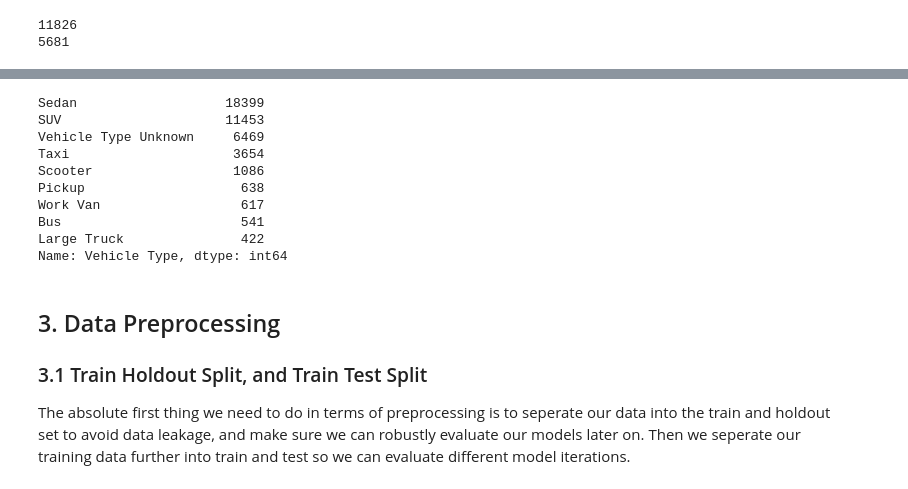
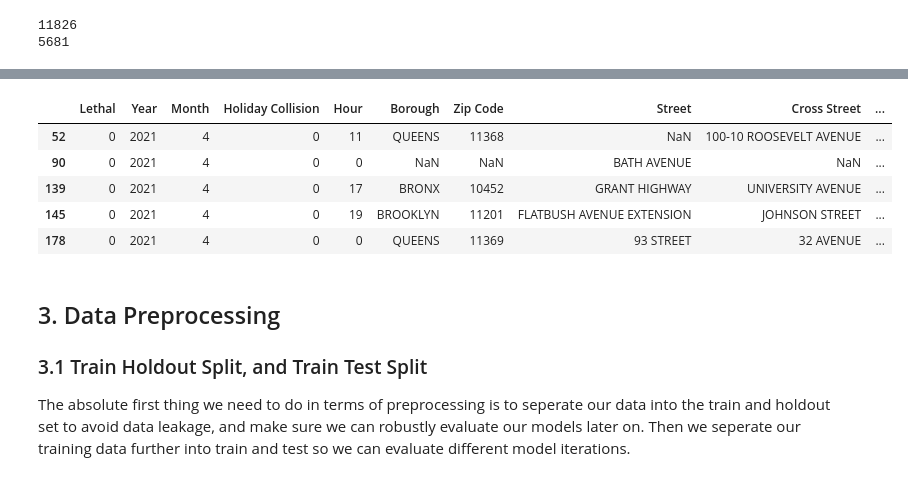
Before and after one commit to AidanStack/Cycling_Classification_Project, a Jupyter notebook: Aidan/Aidan's Notebook.ipynb, the cells around one changed output, grey strips where cells are left out. Cells and saved outputs as stored; diff of their text form; code cells hidden in the pictures.

Commit message:
all columns cleaned and prepped

```diff
--- a/Aidan/Aidan's Notebook.ipynb
+++ b/Aidan/Aidan's Notebook.ipynb
@@ -472,3 +452,0 @@ all_cycling_collisions = all_cycling_collisions.drop(['ON STREET NAME','CROSS ST
-# %%
-#all_cycling_collisions['CONTRIBUTING FACTOR VEHICLE 1'].value_counts()
-all_cycling_collisions['Factor 1'] = 'Contributing Factor Unknown'
@@ -497,4 +452,0 @@ Name: VEHICLE TYPE CODE 1, dtype: int64
-# %%
-all_cycling_collisions['Vehicle Type'] = 'Vehicle Type Unknown'
-all_cycling_collisions.loc[ (all_cycling_collisions['Vehicle Type'] == 'Bus'), ['Vehicle Type']] = 'Bus'
-all_cycling_collisions['Vehicle Type'].value_counts()
@@ -504,11 +475,15 @@ Name: Vehicle Type, dtype: int64
 # %%
-columns = ['VEHICLE TYPE CODE 1',
+# Creating our column with a default 'Vehicle Type Unknown' string value
+all_cycling_collisions['Vehicle Type'] = 'Vehicle Type Unknown'
+
+# Making a list of our vehicle type columns, so we can iterate over them
+vehicle_columns = ['VEHICLE TYPE CODE 1',
            'VEHICLE TYPE CODE 2',
            'VEHICLE TYPE CODE 3',
            'VEHICLE TYPE CODE 4',
            'VEHICLE TYPE CODE 5']
 
-
+# This dictionary translates the most common vehicle codes into our new categories
 dict = {'Sedan':'Sedan','4 dr sedan':'Sedan','2 dr sedan': 'Sedan', 'Convertible':'Sedan','SEDAN':'Sedan',
         'PASSENGER VEHICLE':'Sedan', 'Station Wagon/Sport Utility Vehicle':'SUV',
         'SPORT UTILITY / STATION WAGON':'SUV', 'Taxi': 'Taxi', 'TAXI':'Taxi',
@@ -520,10 +495,21 @@ dict = {'Sedan':'Sedan','4 dr sedan':'Sedan','2 dr sedan': 'Sedan', 'Convertible
         'E-Sco':'Scooter', 'Moped':'Scooter','SCOOTER':'Scooter','DELIV':'Scooter', 'Bus':'Bus','BUS':'Bus',
         'School Bus':'Bus', 'Garbage or Refuse':'Large Truck', 'Tanker':'Large Truck'}
 
+# Iterating over our dictionary by key
 for i in dict.keys():
 
-    all_cycling_collisions.loc[all_cycling_collisions['VEHICLE TYPE CODE 1'] == i, ['Vehicle Type']] = dict[i]
-    all_cycling_collisions.loc[all_cycling_collisions['VEHICLE TYPE CODE 2'] == i, ['Vehicle Type']] = dict[i]
+    # Iterating over each vehicle column
+    for j in vehicle_columns:
 
+        all_cycling_collisions.loc[all_cycling_collisions[j] == i, ['Vehicle Type']] = dict[i]
 
-# Next step is to iterate through all the rows still missing vehicle type and use VEHICLE TYPE CODE 2
+# Dropping the old columns
+all_cycling_collisions.drop(['VEHICLE TYPE CODE 1',
+                             'VEHICLE TYPE CODE 2',
+                             'VEHICLE TYPE CODE 3',
+                             'VEHICLE TYPE CODE 4',
+                             'VEHICLE TYPE CODE 5'],
+                              axis=1, inplace=True)
+
+# Checking out the final result
+all_cycling_collisions['Vehicle Type'].value_counts()
@@ -530,13 +526,0 @@ for i in dict.keys():
-# %%
-all_cycling_collisions['Vehicle Type'].value_counts()
-# %% [output]
-Sedan                   18399
-SUV                     11453
-Vehicle Type Unknown     6469
-Taxi                     3654
-Scooter                  1086
-Pickup                    638
-Work Van                  617
-Bus                       541
-Large Truck               422
-Name: Vehicle Type, dtype: int64
@@ -546,10 +527,13 @@ all_cycling_collisions['Vehicle Type'] = 'Vehicle Type Unknown'
-# %%
-# Delete this cell later
-all_cycling_collisions.drop(['CONTRIBUTING FACTOR VEHICLE 1', 'CONTRIBUTING FACTOR VEHICLE 2',
-       'CONTRIBUTING FACTOR VEHICLE 3', 'CONTRIBUTING FACTOR VEHICLE 4',
-       'CONTRIBUTING FACTOR VEHICLE 5', 'VEHICLE TYPE CODE 1',
-       'VEHICLE TYPE CODE 2', 'VEHICLE TYPE CODE 3', 'VEHICLE TYPE CODE 4',
-       'VEHICLE TYPE CODE 5'], axis=1, inplace=True)
+# %%
+# Lets take a look at our cleaned dataset
+all_cycling_collisions.head()
+# %% [output]
+|  | Lethal | Year | Month | Holiday Collision | Hour | Borough | Zip Code | Street | Cross Street | ... |
+| 52 | 0 | 2021 | 4 | 0 | 11 | QUEENS | 11368 | NaN | 100-10 ROOSEVELT AVENUE | ... |
+| 90 | 0 | 2021 | 4 | 0 | 0 | NaN | NaN | BATH AVENUE | NaN | ... |
+| 139 | 0 | 2021 | 4 | 0 | 17 | BRONX | 10452 | GRANT HIGHWAY | UNIVERSITY AVENUE | ... |
+| 145 | 0 | 2021 | 4 | 0 | 19 | BROOKLYN | 11201 | FLATBUSH AVENUE EXTENSION | JOHNSON STREET | ... |
+| 178 | 0 | 2021 | 4 | 0 | 0 | QUEENS | 11369 | 93 STREET | 32 AVENUE | ... |
 # %% [markdown]
 ## 3. Data Preprocessing
 
```
Also changed, not shown: parts of 26 cells of this notebook.
